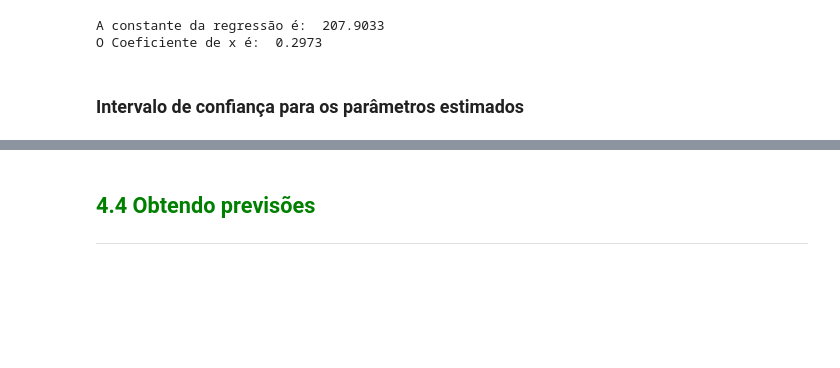
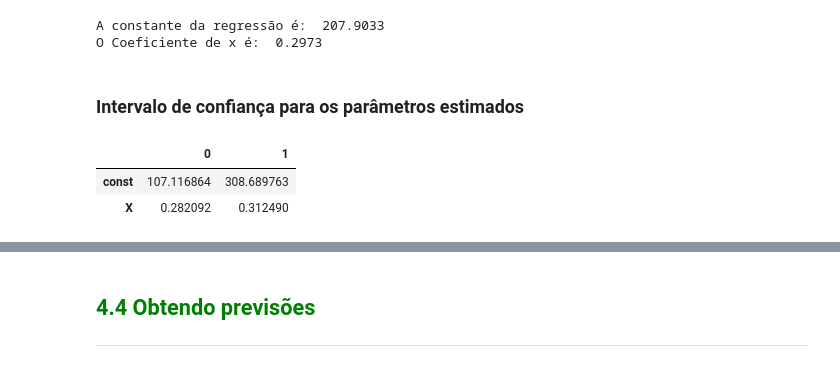
Before and after one commit to fcardosoo/Alura-012-Estatistica-com-Python-Correlacao-e-Regressao, a Jupyter notebook: Curso_de_Estatística_Parte_4.ipynb, the cells around one changed output, grey strips where cells are left out. Saved outputs shown, nothing was run; the diff lists cells and outputs as text; code cells hidden in the pictures; blank space fills up the shorter version.

```diff
--- a/Curso_de_Estatística_Parte_4.ipynb
+++ b/Curso_de_Estatística_Parte_4.ipynb
@@ -828,3 +828,12 @@ A constante da regressão é:  207.9033
 O Coeficiente de x é:  0.2973
 # %% [markdown]
 ### Intervalo de confiança para os parâmetros estimados
+# %%
+# Por padrão o nível de significância já é 0.05 e portanto, não há necessidade de especificar, apenas quando for diferente de 0.05
+resultado_regressao.conf_int(alpha=0.05)
+
+# Os valores ZERO e UM correspondem ao Limite Inferior e Limite Superior, respectivamente
+# %% [output]
+|  | 0 | 1 |
+| const | 107.116864 | 308.689763 |
+| X | 0.282092 | 0.312490 |
```
Also changed, not shown: parts of 2 cells of this notebook.
